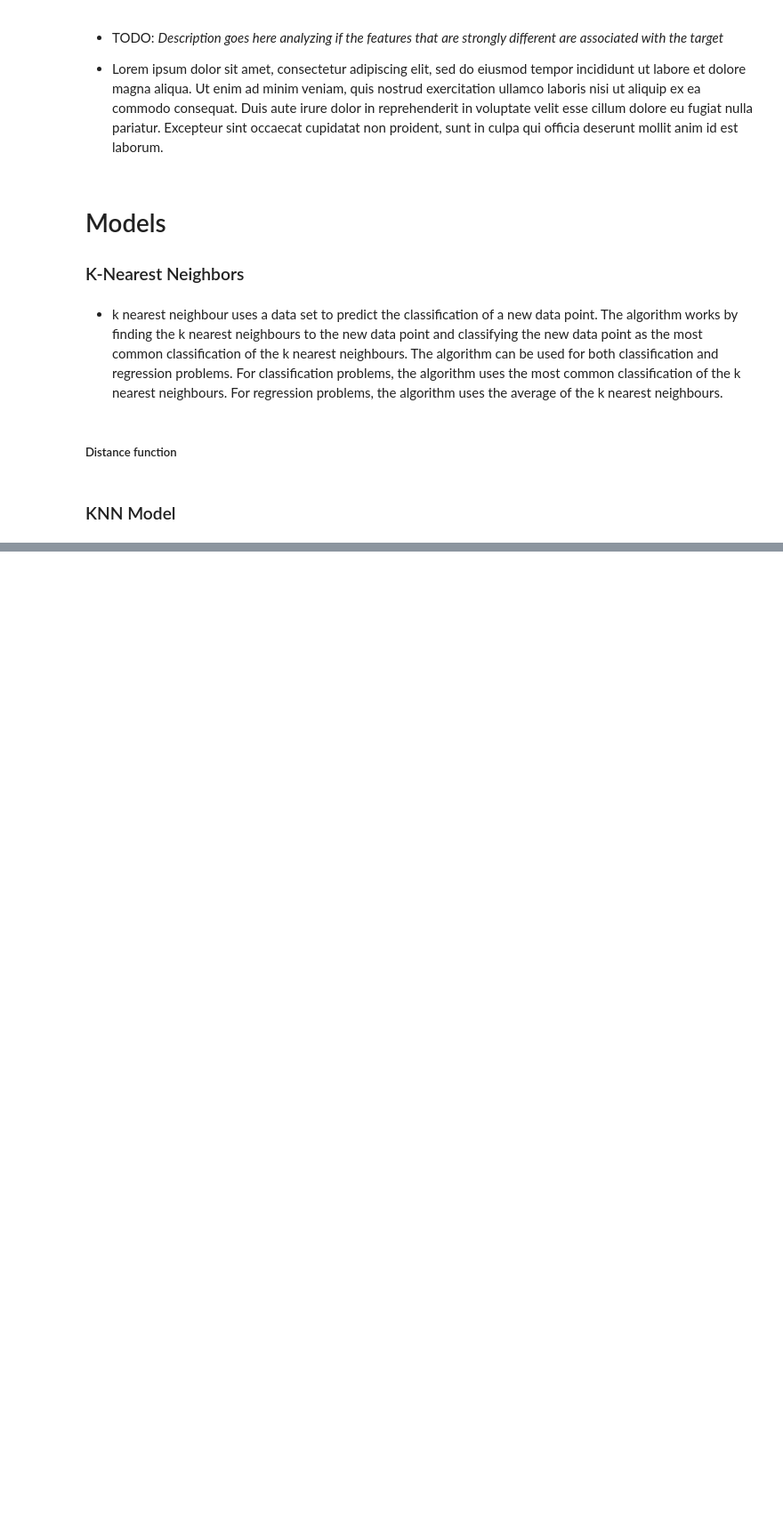
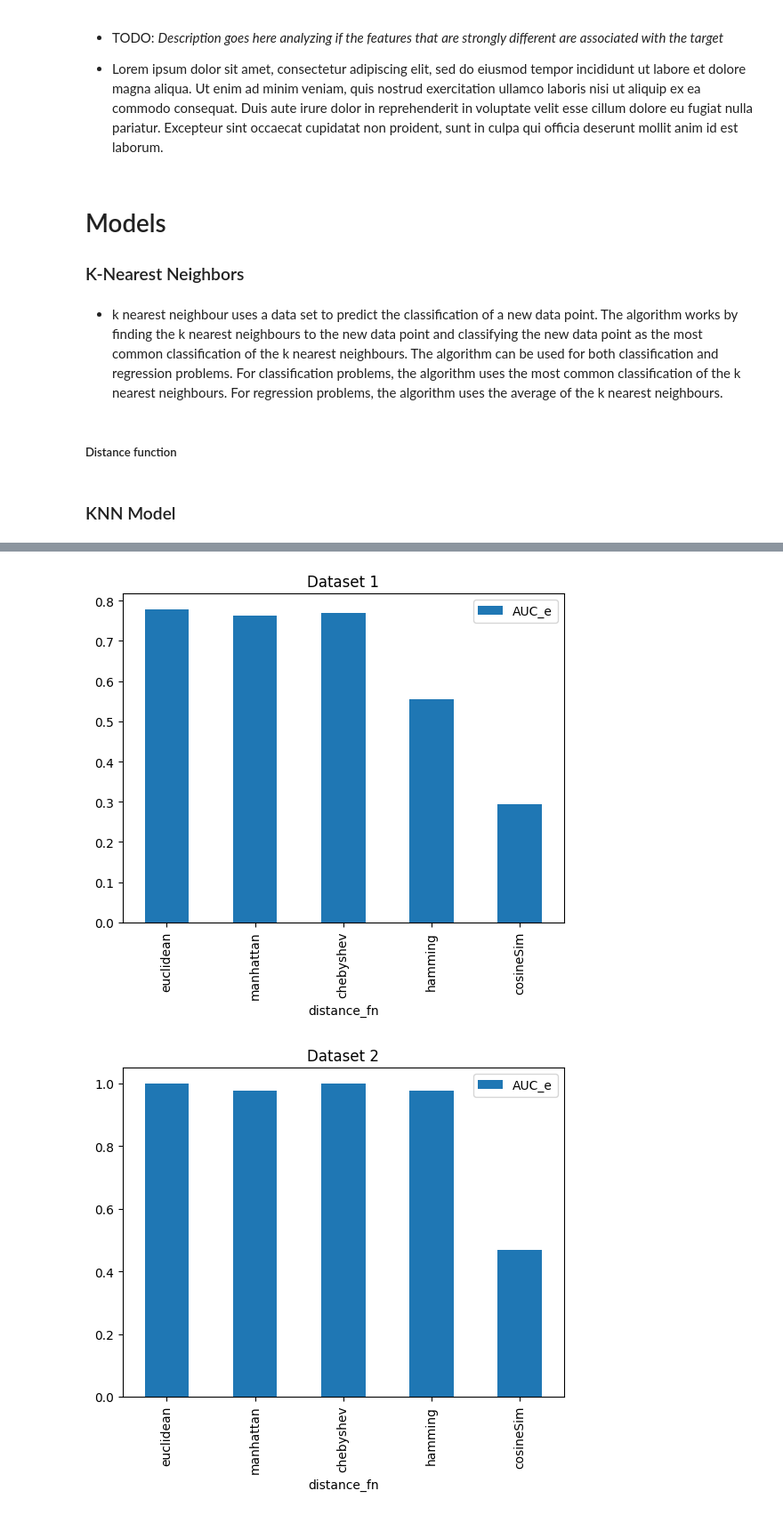
Before and after one commit to rudolfKischer/comp551asgn1, a Jupyter notebook: KNNexperiments.ipynb, the cells around one changed output, grey strips where cells are left out. Shown at 89% size. Saved outputs shown, nothing was run; the diff lists cells and outputs as text; code cells hidden in the pictures; blank space fills up the shorter version.

```diff
--- a/KNNexperiments.ipynb
+++ b/KNNexperiments.ipynb
@@ -329,0 +918,36 @@ Percentage of Correct Predictions: 85.90308370044053%
+# %%
+def experiment4_a(D, k=3, test_split=0.2):
+  X_t, Y_t, X_e, Y_e = train_test_split(D, test_split)
+
+  distance_functions = [euclidean, manhattan, chebyshev, hamming, cosineSim]
+
+  results = []
+
+  for distance_fn in distance_functions:
+    knn = KNN(k=k, similarity_fn=distance_fn)
+    knn.fit(X_t, Y_t, k)
+    test_label_probs = knn.predict(X_e)
+    train_label_probs = knn.predict(X_t)
+    fpr_t, tpr_t, roc_auc_t, accuracy_t = roc_curve(Y_t, train_label_probs)
+    fpr_e, tpr_e, roc_auc_e, accuracy_e = roc_curve(Y_e, test_label_probs)
+
+    print(f'distance_fn={distance_fn.__name__}, AUC_t={roc_auc_t}, AUC_e={roc_auc_e}, Accuracy_t={accuracy_t}, Accuracy_e={accuracy_e}')
+    results.append({
+      'distance_fn': distance_fn.__name__,
+      'AUC_t': roc_auc_t,
+      'AUC_e': roc_auc_e,
+      'Accuracy_t': accuracy_t,
+      'Accuracy_e': accuracy_e,
+      'fpr_t': fpr_t,
+      'tpr_t': tpr_t,
+      'fpr_e': fpr_e,
+      'tpr_e': tpr_e
+    })
+
+  results = pd.DataFrame(results)
+  return results
+
+
+# Run the experiment on the two datasets
+results_1 = experiment4_a(dataset_1, k=70)
+results_2 = experiment4_a(dataset_2, k=3)
@@ -329,0 +965,12 @@ Percentage of Correct Predictions: 85.90308370044053%
+# %%
+def plot_result_exp4_a(results, title):
+  # do a bar plot for each distance function
+  results.plot(x='distance_fn', y='AUC_e', kind='bar', title=title)
+  plt.show()
+
+
+plot_result_exp4_a(results_1, 'Dataset 1')
+plot_result_exp4_a(results_2, 'Dataset 2')
+# %% [output]
+[figure, added]
+[figure, added]
```
Also changed, not shown: parts of 46 cells of this notebook.
